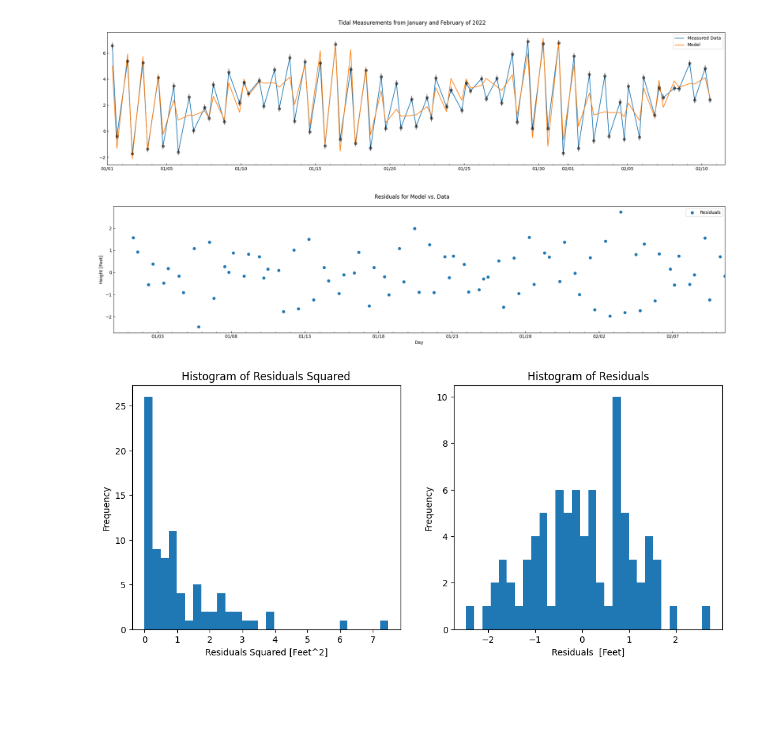
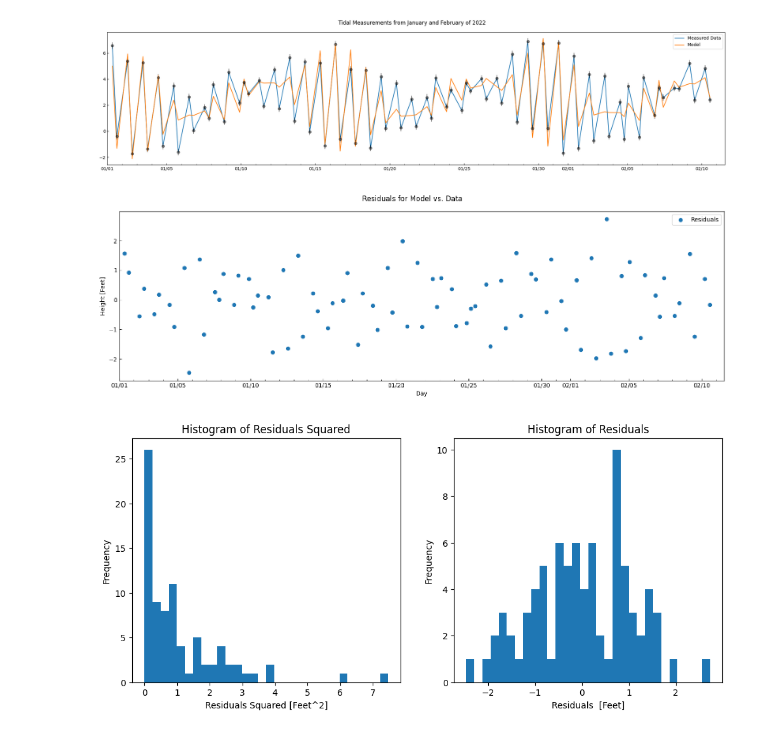
Before and after one commit to ZacharyJamesAdams/ASTR-19-Group-Project, a Jupyter notebook: main.ipynb, the cells around one changed output. Cells and saved outputs as stored; diff of their text form; code cells hidden in the pictures; blank space fills up the shorter version.

```diff
--- a/main.ipynb
+++ b/main.ipynb
@@ -124,34 +124,35 @@ fig.savefig('testbed.pdf',bbox_inches = 'tight',dpi = 300)
 [figure]
 # %%
 residuals = heightdata - model_height
-fig,ax = plt.subplots(1,1,figsize=(20,5))
+fig,ax = plt.subplots(1,1,figsize=(15,5))
 
 fig.suptitle('Residuals for Model vs. Data')
 
 #pick start time
 start_time = datetime(2022,1,1,0,0)
 # for each minute data point, offset start date by that many minutes
 datedata = [start_time + timedelta(minutes=m) for m in np.astype(timedata,type(int))]
 # create and use format for major ticks. See: https://docs.python.org/3/library/datetime.html#strftime-strptime-behavior
 date_major_format = mdates.DateFormatter('%m/%d')
 ax.xaxis.set_major_formatter(date_major_format)
-ax.xaxis.set_major_locator(mdates.DayLocator(interval=5,))
-# create and use format for minor ticks. See: https://docs.python.org/3/library/datetime.html#strftime-strptime-behavior
+ax.xaxis.set_major_locator(mdates.DayLocator(bymonthday=[1]+[i for i in range(5,32,5)]))
 ax.xaxis.set_minor_locator(mdates.DayLocator())
-ax.set_xlim(start_time-timedelta(days=1),datedata[-1])
+ax.tick_params(axis='both',which='both',direction='in',)
+
+ax.set_xlim(start_time, datedata[-1]+timedelta(days=1))
 
 ax.scatter(datedata,residuals, label = 'Residuals')
 ax.set_xlabel('Day')
 ax.set_ylabel('Height [Feet]')
 ax.tick_params(axis='both',which='both',direction='in',)
 ax.tick_params(axis='both',which='both',direction='in',)
 
 plt.tight_layout()
 plt.legend()
 plt.show()
 fig.savefig('Residuals.pdf',bbox_inches = 'tight',dpi = 300)
 # %% [output]
-[figure, old version]
+[figure, new version]
 # %%
 residuals_squared = residuals**2
 fig, axes = plt.subplots(1, 2, figsize=(12, 5))
```
